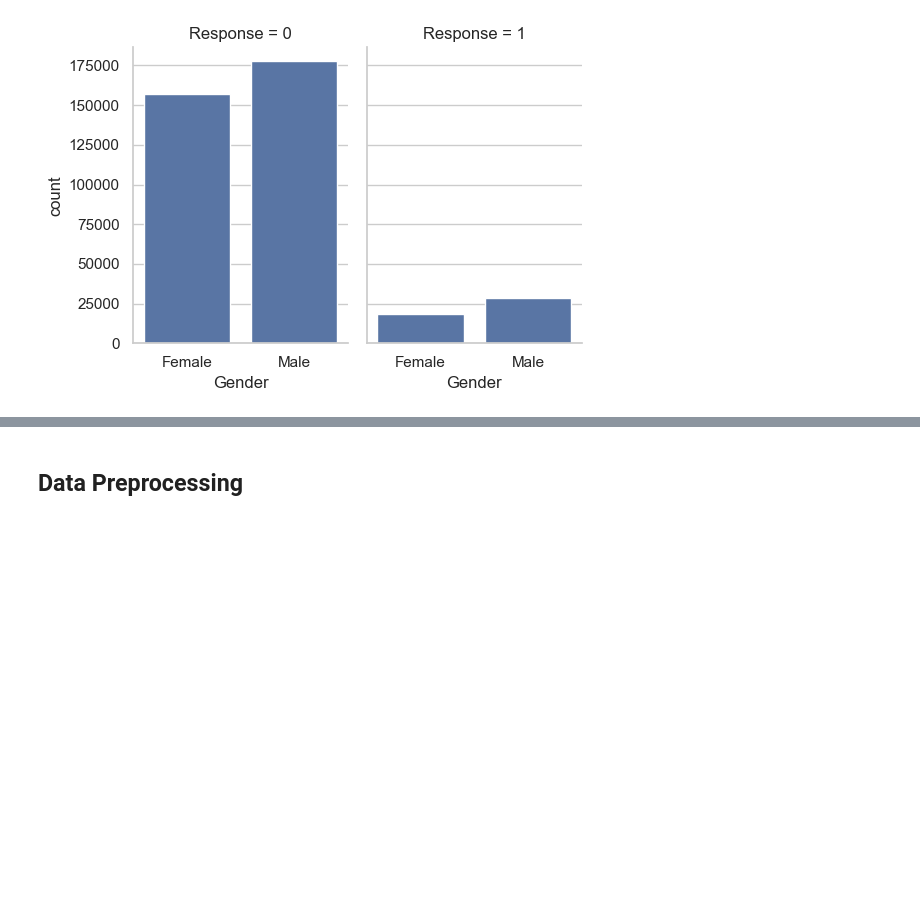
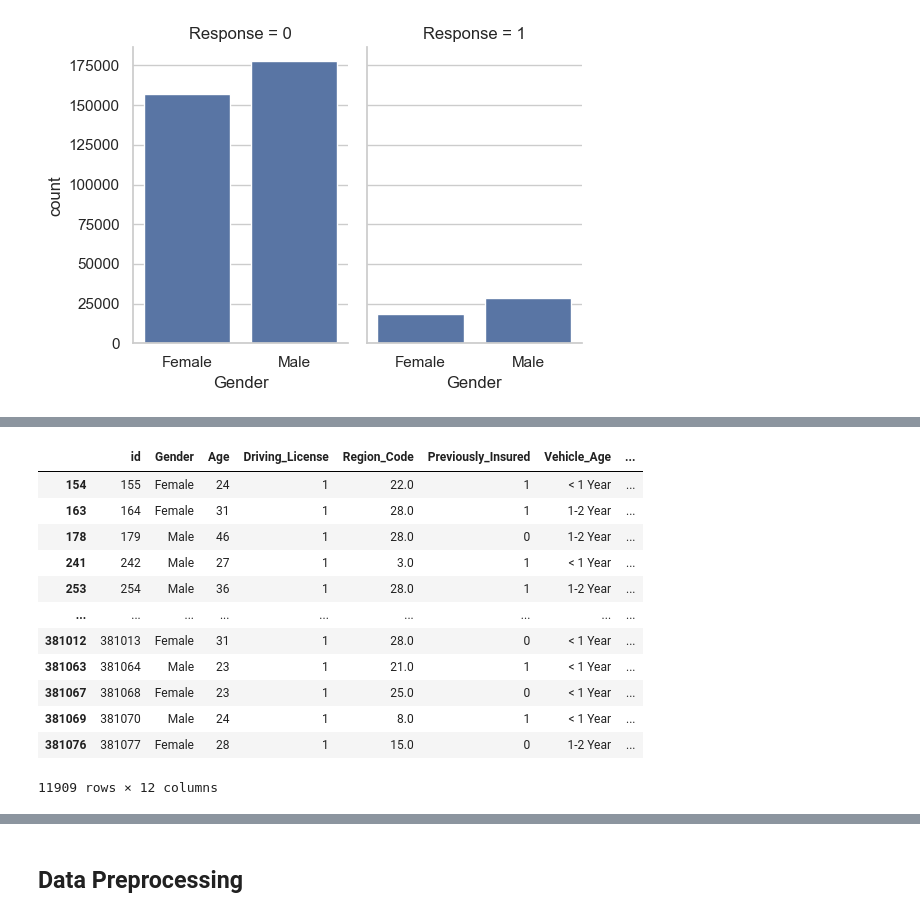
Before and after one commit to ANKUSHSINGH-PAT/Vehicle_Insurance_ML, a Jupyter notebook: notebook/exp-notebook.ipynb, the cells around one changed output, grey strips where cells are left out. Saved outputs shown, nothing was run; the diff lists cells and outputs as text; code cells hidden in the pictures; blank space fills up the shorter version.

```diff
--- a/notebook/exp-notebook.ipynb
+++ b/notebook/exp-notebook.ipynb
@@ -158,3 +264,21 @@ g = sns.catplot(x="Gender", y="count",col="Response", data=data, kind="bar", hei
+# %%
+data=df[(df['Vintage']>120) & (df['Vintage']<130)]
+# %%
+data
+# %% [output]
+|  | id | Gender | Age | Driving_License | Region_Code | Previously_Insured | Vehicle_Age | ... |
+| 154 | 155 | Female | 24 | 1 | 22.0 | 1 | < 1 Year | ... |
+| 163 | 164 | Female | 31 | 1 | 28.0 | 1 | 1-2 Year | ... |
+| 178 | 179 | Male | 46 | 1 | 28.0 | 0 | 1-2 Year | ... |
+| 241 | 242 | Male | 27 | 1 | 3.0 | 1 | < 1 Year | ... |
+| 253 | 254 | Male | 36 | 1 | 28.0 | 1 | 1-2 Year | ... |
+| ... | ... | ... | ... | ... | ... | ... | ... | ... |
+| 381012 | 381013 | Female | 31 | 1 | 28.0 | 0 | < 1 Year | ... |
+| 381063 | 381064 | Male | 23 | 1 | 21.0 | 1 | < 1 Year | ... |
+| 381067 | 381068 | Female | 23 | 1 | 25.0 | 0 | < 1 Year | ... |
+| 381069 | 381070 | Male | 24 | 1 | 8.0 | 1 | < 1 Year | ... |
+| 381076 | 381077 | Female | 28 | 1 | 15.0 | 0 | 1-2 Year | ... |
+11909 rows × 12 columns
 # %%
 # driving license by gender
 
```
Also changed, not shown: parts of 28 cells of this notebook, 1 other file.
